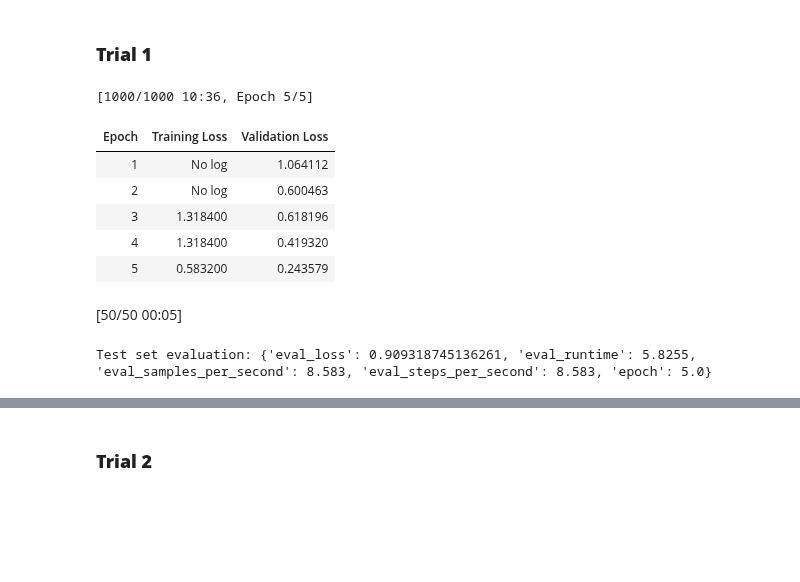
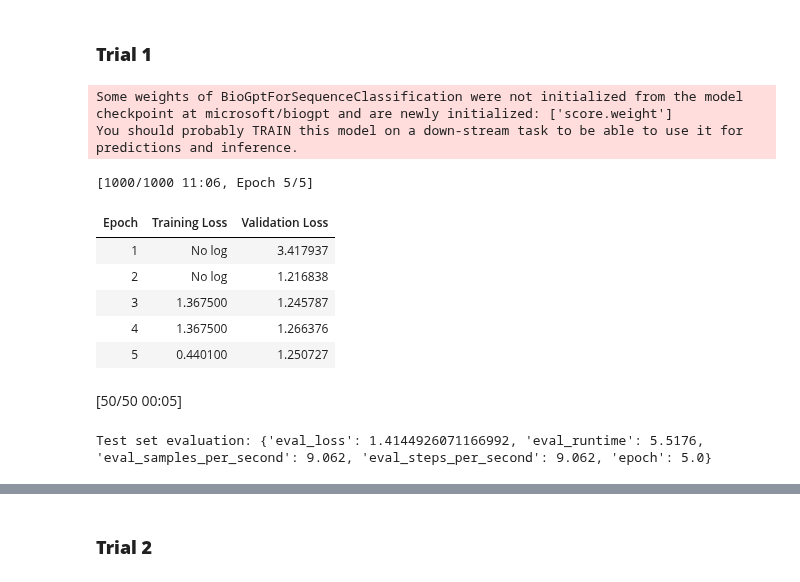
Before and after one commit to almond5/CAP5510_Datasets, a Jupyter notebook: qna_method/qna_biogpt.ipynb, the cells around one changed output, grey strips where cells are left out. Drawn from its saved outputs; the diff is of its cells as text; code cells hidden in the pictures; blank space fills up the shorter version.

```diff
--- a/qna_method/qna_biogpt.ipynb
+++ b/qna_method/qna_biogpt.ipynb
@@ -174,7 +171,7 @@ Accuracy: 0.54
 # %%
 # Preprocess the dataset
 def preprocess_function(examples):
-    inputs = [f"Context: {context['contexts'] if 'contexts' in context else context} Question: {question}" for question, context in zip(examples['question'], examples['context'])]
+    inputs = [f"Context: {context} Question: {question}" for question, context in zip(examples['question'], examples['context'])]
     targets = examples['final_decision']
 
     # Expanded label mapping to handle additional cases
@@ -198,11 +195,13 @@ train_dataset, val_dataset, test_dataset = torch.utils.data.random_split(
     tokenized_ds, [train_size, val_size, test_size]
 )
 
+model = BioGptForSequenceClassification.from_pretrained("microsoft/biogpt", num_labels=3)
+
 # Define training arguments
 training_args = TrainingArguments(
     output_dir="./results",
     evaluation_strategy="epoch",
-    learning_rate=5e-5,
+    learning_rate=5e-6,
     num_train_epochs=5,
     per_device_train_batch_size=1,
     per_device_eval_batch_size=1,
@@ -245,7 +256,7 @@ num_correct = 0
 
 for example in test_dataset:
     question = example['question']
-    context = example['context'][0]['contexts']
+    context = example['context']
     true_answer = example['final_decision']
     predicted_answer = predict_answer(question, context)
 
@@ -266,7 +295,7 @@ print(f"Accuracy: {num_correct / len(test_dataset)}")
 # %%
 # Preprocess the dataset
 def preprocess_function(examples):
-    inputs = [f"Context: {context['contexts'] if 'contexts' in context else context} Question: {question}" for question, context in zip(examples['question'], examples['context'])]
+    inputs = [f"Context: {context} Question: {question}" for question, context in zip(examples['question'], examples['context'])]
     targets = examples['final_decision']
 
     # Expanded label mapping to handle additional cases
@@ -290,11 +319,13 @@ train_dataset, val_dataset, test_dataset = torch.utils.data.random_split(
     tokenized_ds, [train_size, val_size, test_size]
 )
 
+model = BioGptForSequenceClassification.from_pretrained("microsoft/biogpt", num_labels=3)
+
 # Define training arguments
 training_args = TrainingArguments(
     output_dir="./results",
     evaluation_strategy="epoch",
-    learning_rate=5e-5,
+    learning_rate=5e-6,
     num_train_epochs=5,
     per_device_train_batch_size=1,
     per_device_eval_batch_size=1,
@@ -337,7 +380,7 @@ num_correct = 0
 
 for example in test_dataset:
     question = example['question']
-    context = example['context'][0]['contexts']
+    context = example['context']
     true_answer = example['final_decision']
     predicted_answer = predict_answer(question, context)
 
@@ -360,7 +421,7 @@ print(f"Accuracy: {num_correct / len(test_dataset)}")
 # %%
 # Preprocess the dataset
 def preprocess_function(examples):
-    inputs = [f"Context: {context['contexts'] if 'contexts' in context else context} Question: {question}" for question, context in zip(examples['question'], examples['context'])]
+    inputs = [f"Context: {context} Question: {question}" for question, context in zip(examples['question'], examples['context'])]
     targets = examples['final_decision']
 
     # Expanded label mapping to handle additional cases
@@ -384,42 +445,46 @@ train_dataset, val_dataset, test_dataset = torch.utils.data.random_split(
     tokenized_ds, [train_size, val_size, test_size]
 )
 
+model = BioGptForSequenceClassification.from_pretrained("microsoft/biogpt", num_labels=3)
+
 # Define training arguments
 training_args = TrainingArguments(
     output_dir="./results",
     evaluation_strategy="epoch",
-    learning_rate=2e-6,
+    learning_rate=5e-6,
     num_train_epochs=5,
     per_device_train_batch_size=1,
     per_device_eval_batch_size=1,
     weight_decay=0.01,
 )
 
 # Initialize the Trainer
 trainer = Trainer(
     model=model,
     args=training_args,
     train_dataset=train_dataset,
     eval_dataset=val_dataset,
     tokenizer=tokenizer,
 )
 
 # Train the model
 trainer.train()
 
 # Evaluate the model
 metrics = trainer.evaluate(eval_dataset=test_dataset)
 print("Test set evaluation:", metrics)
 # %% [output]
-[1000/1000 10:36, Epoch 5/5]
+Some weights of BioGptForSequenceClassification were not initialized from the model checkpoint at microsoft/biogpt and are newly initialized: ['score.weight']
+You should probably TRAIN this model on a down-stream task to be able to use it for predictions and inference.
+[1000/1000 11:06, Epoch 5/5]
 | Epoch | Training Loss | Validation Loss |
-| 1 | No log | 1.064112 |
-| 2 | No log | 0.600463 |
-| 3 | 1.318400 | 0.618196 |
-| 4 | 1.318400 | 0.419320 |
-| 5 | 0.583200 | 0.243579 |
+| 1 | No log | 3.417937 |
+| 2 | No log | 1.216838 |
+| 3 | 1.367500 | 1.245787 |
+| 4 | 1.367500 | 1.266376 |
+| 5 | 0.440100 | 1.250727 |
 [50/50 00:05]
-Test set evaluation: {'eval_loss': 0.909318745136261, 'eval_runtime': 5.8255, 'eval_samples_per_second': 8.583, 'eval_steps_per_second': 8.583, 'epoch': 5.0}
+Test set evaluation: {'eval_loss': 1.4144926071166992, 'eval_runtime': 5.5176, 'eval_samples_per_second': 9.062, 'eval_steps_per_second': 9.062, 'epoch': 5.0}
 # %%
 # Define the function to predict using the trained model
 def predict_answer(question, context):
```
Also changed, not shown: parts of 18 cells of this notebook.
